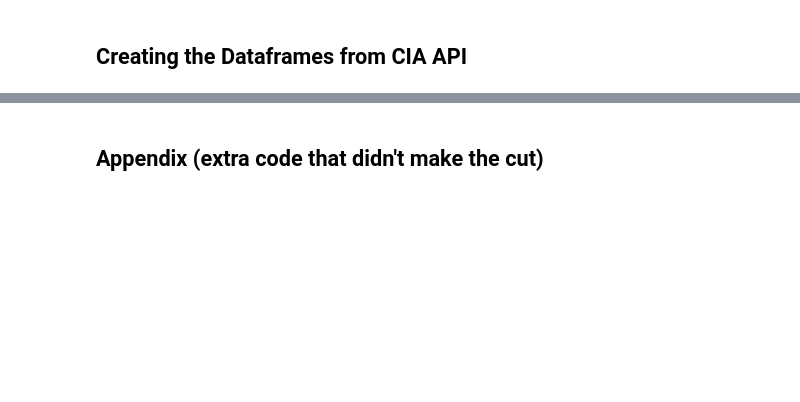
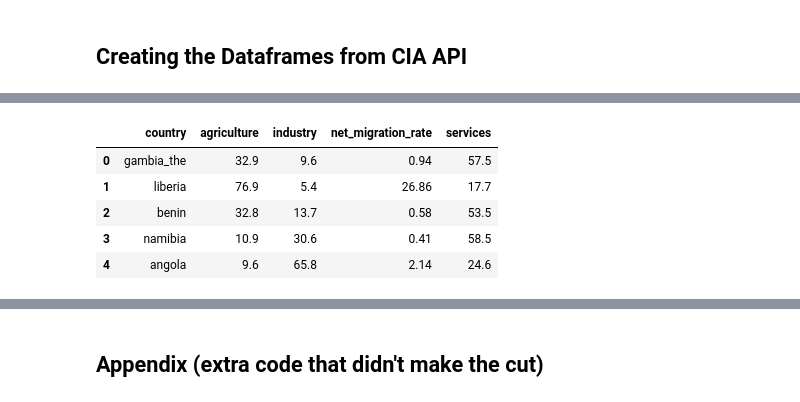
Before and after one commit to rdhaliwal96/group_collaboration, a Jupyter notebook: rafael/world_population_data.ipynb, the cells around one changed output, grey strips where cells are left out. Saved outputs shown, nothing was run; the diff lists cells and outputs as text; code cells hidden in the pictures; blank space fills up the shorter version.

```diff
--- a/rafael/world_population_data.ipynb
+++ b/rafael/world_population_data.ipynb
@@ -185,3 +206,12 @@ for file in os.listdir(directory):
+# %%
+df_bot[0].head()
+# %% [output]
+|  | country | agriculture | industry | net_migration_rate | services |
+| 0 | gambia_the | 32.9 | 9.6 | 0.94 | 57.5 |
+| 1 | liberia | 76.9 | 5.4 | 26.86 | 17.7 |
+| 2 | benin | 32.8 | 13.7 | 0.58 | 53.5 |
+| 3 | namibia | 10.9 | 30.6 | 0.41 | 58.5 |
+| 4 | angola | 9.6 | 65.8 | 2.14 | 24.6 |
 # %%
 def clean_country_name(listdf):
 
```
Also changed, not shown: parts of 13 cells of this notebook, 1 other file.
